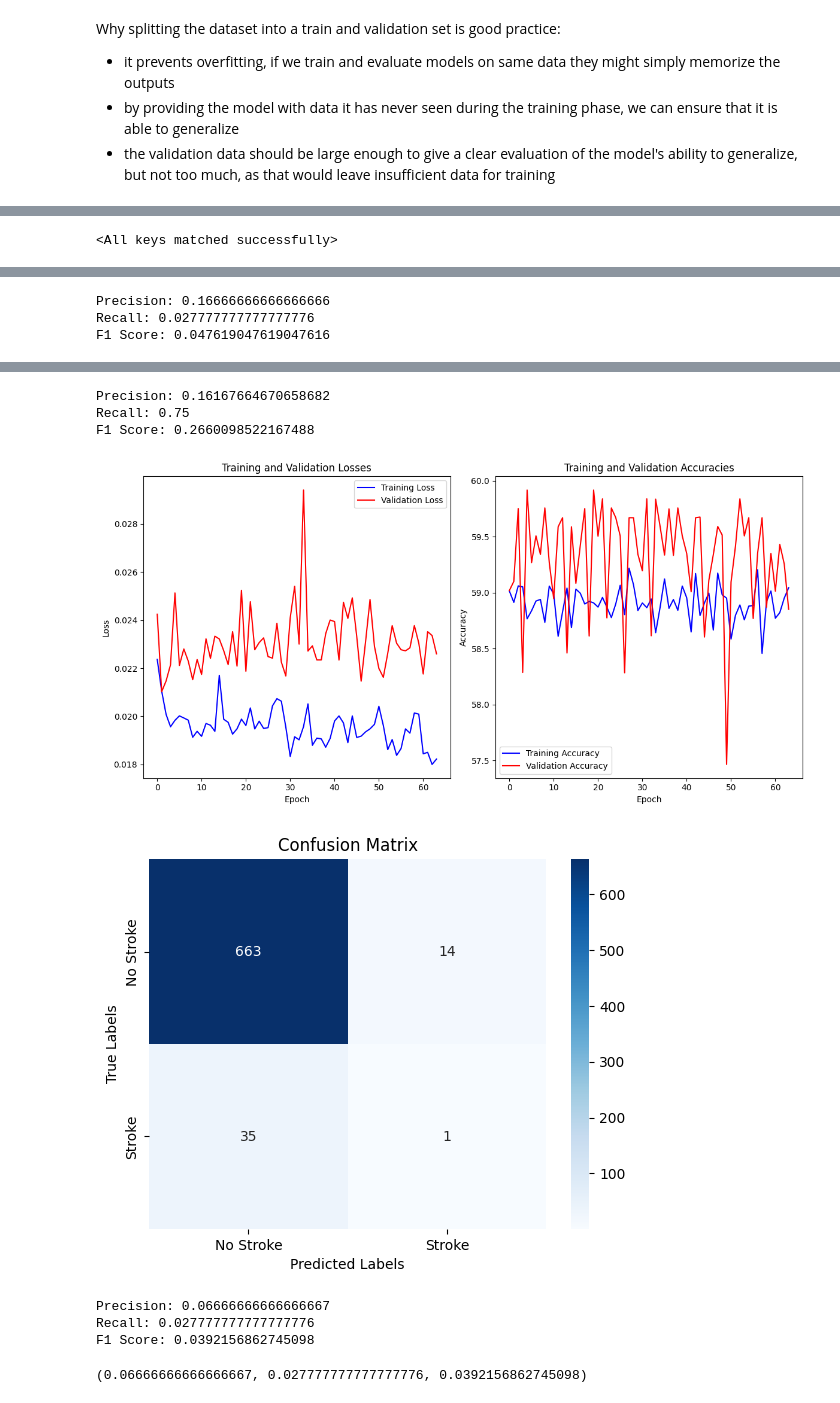
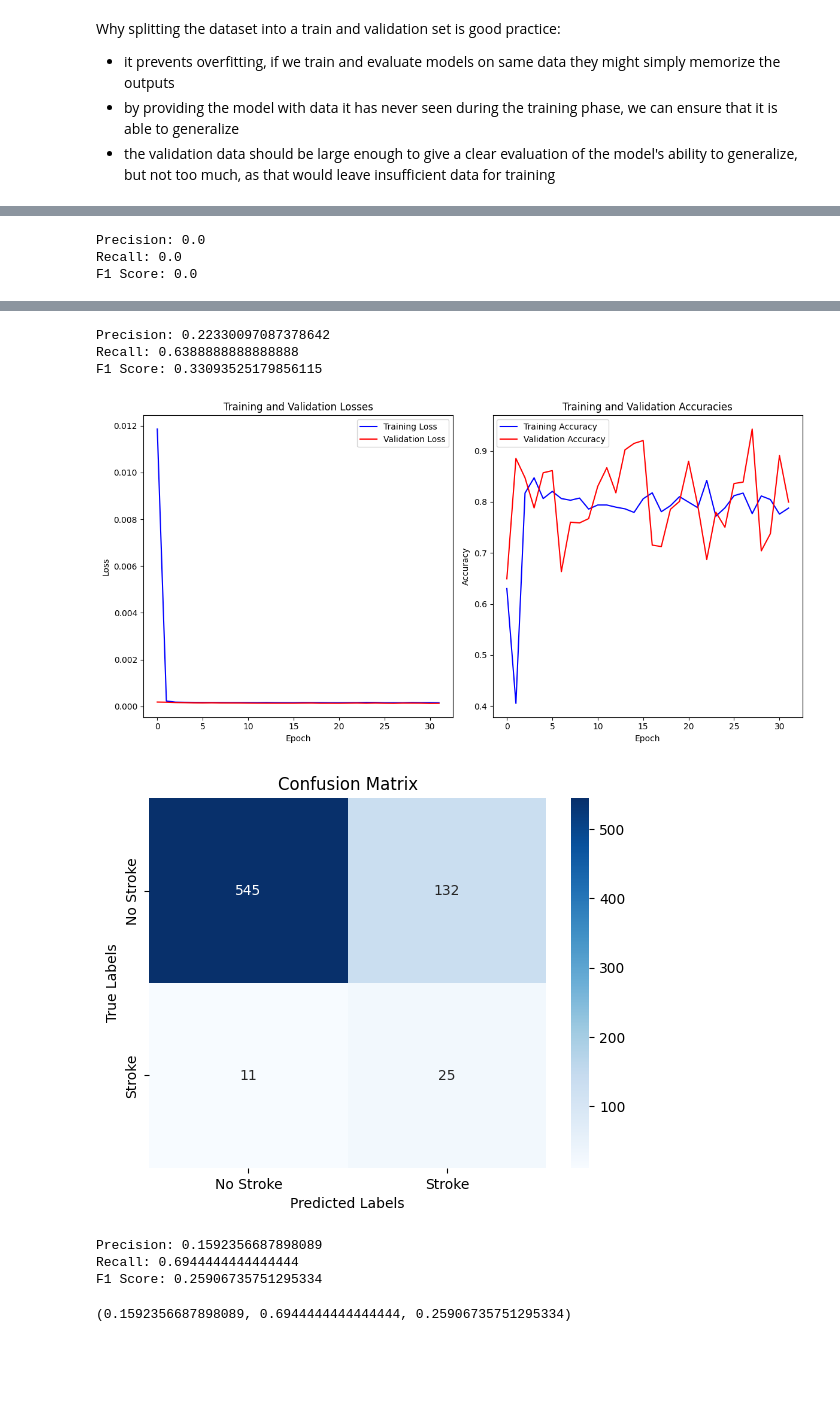
Before and after one commit to Razvan48/Teme-Deep-Learning-DL, a Jupyter notebook: Tema-1/Tema_1.ipynb, the cells around one changed output, grey strips where cells are left out. Saved outputs shown, nothing was run; the diff lists cells and outputs as text; code cells hidden in the pictures; blank space fills up the shorter version.

```diff
--- a/Tema-1/Tema_1.ipynb
+++ b/Tema-1/Tema_1.ipynb
@@ -143,24 +156,24 @@ class NeuralNetwork(nn.Module):
 # %%
 device = torch.device('cuda' if torch.cuda.is_available() else 'cpu')
 
-model0 = NeuralNetwork(input_size=X_train.shape[1], hidden_sizes=[32, 64, 32], output_size=1)
+model0 = NeuralNetwork(input_size=X_train.shape[1], hidden_sizes=[32, 64, 16], output_size=1)
 model0.to(device)
 
 for param in model0.parameters():
-  print(param.shape)
+  print(param)
 print()
 
-model1 = NeuralNetwork(input_size=X_train.shape[1], hidden_sizes=[32, 64, 32], output_size=1)
+model1 = NeuralNetwork(input_size=X_train.shape[1], hidden_sizes=[32, 64, 16], output_size=1)
 model1.to(device)
 
 for param in model1.parameters():
-  print(param.shape)
+  print(param)
 print()
 
-model2 = NeuralNetwork(input_size=X_train.shape[1], hidden_sizes=[32, 64, 32], output_size=1)
+model2 = NeuralNetwork(input_size=X_train.shape[1], hidden_sizes=[32, 64, 16], output_size=1)
 model2.to(device)
 
 for param in model2.parameters():
-  print(param.shape)
+  print(param)
 print()
 # %% [output]
@@ -185,7 +198,6 @@ torch.Size([1])
 def train(model, sigmoid_threshold, loss_function, epochs, learning_rate):
 
   optimizer = optim.Adam(model.parameters(), lr=learning_rate)
-  # loss_function = nn.BCEWithLogitsLoss(pos_weight=torch.tensor([train_ratio]).to(device))
 
   train_epoch_losses = []
   train_epoch_accuracies = []
@@ -216,7 +228,7 @@ def train(model, sigmoid_threshold, loss_function, epochs, learning_rate):
       train_current_epoch_loss += loss.item()
 
       predictions = (torch.sigmoid(outputs) > sigmoid_threshold).float()
-      train_current_epoch_correct_predictions += (predictions == y_batch).sum().item()
+      train_current_epoch_correct_predictions += (predictions.squeeze(dim=1) == y_batch).sum().item()
       train_current_epoch_total_predictions += y_batch.size(0)
 
     train_current_epoch_avg_loss = train_current_epoch_loss / len(train_loader)
@@ -247,7 +259,7 @@ def train(model, sigmoid_threshold, loss_function, epochs, learning_rate):
         val_current_epoch_loss += loss.item()
 
         predictions = (torch.sigmoid(outputs) > sigmoid_threshold).float()
-        val_current_epoch_correct_predictions += (predictions == y_batch).sum().item()
+        val_current_epoch_correct_predictions += (predictions.squeeze(dim=1) == y_batch).sum().item()
         val_current_epoch_total_predictions += y_batch.size(0)
 
         val_predictions.extend(predictions.cpu().numpy())
@@ -327,15 +339,13 @@ class FocalLoss(nn.Module):
     else:
       return focal_loss
 # %%
-model0.load_state_dict(torch.load('/content/drive/MyDrive/data/model0.pth'))
-model1.load_state_dict(torch.load('/content/drive/MyDrive/data/model1.pth'))
-model2.load_state_dict(torch.load('/content/drive/MyDrive/data/model2.pth'))
+# model0.load_state_dict(torch.load('/content/drive/MyDrive/data/model0.pth'))
+# model1.load_state_dict(torch.load('/content/drive/MyDrive/data/model1.pth'))
+# model2.load_state_dict(torch.load('/content/drive/MyDrive/data/model2.pth'))
-# %% [output]
-<All keys matched successfully>
 # %%
-train_epoch_losses0, train_epoch_accuracies0, val_epoch_losses0, val_epoch_accuracies0, val_predictions0, val_labels0 = train(model0, 0.5, nn.BCEWithLogitsLoss(), 64, 0.001)
-train_epoch_losses1, train_epoch_accuracies1, val_epoch_losses1, val_epoch_accuracies1, val_predictions1, val_labels1 = train(model1, 0.5, nn.BCEWithLogitsLoss(pos_weight=torch.tensor([train_ratio]).to(device)), 64, 0.001)
-train_epoch_losses2, train_epoch_accuracies2, val_epoch_losses2, val_epoch_accuracies2, val_predictions2, val_labels2 = train(model2, 0.5, FocalLoss(), 64, 0.001)
+train_epoch_losses0, train_epoch_accuracies0, val_epoch_losses0, val_epoch_accuracies0, val_predictions0, val_labels0 = train(model0, 0.5, nn.BCEWithLogitsLoss(), 32, 0.001)
+train_epoch_losses1, train_epoch_accuracies1, val_epoch_losses1, val_epoch_accuracies1, val_predictions1, val_labels1 = train(model1, 0.5, nn.BCEWithLogitsLoss(pos_weight=torch.tensor([train_ratio]).to(device)), 32, 0.001)
+train_epoch_losses2, train_epoch_accuracies2, val_epoch_losses2, val_epoch_accuracies2, val_predictions2, val_labels2 = train(model2, 0.5, FocalLoss(alpha=0.9, gamma=9.0), 32, 0.001)
 
 plot_train_results(train_epoch_losses0, train_epoch_accuracies0, val_epoch_losses0, val_epoch_accuracies0, val_predictions0, val_labels0)
 plot_train_results(train_epoch_losses1, train_epoch_accuracies1, val_epoch_losses1, val_epoch_accuracies1, val_predictions1, val_labels1)
@@ -363,3 +373,3 @@ Validation, Epoch 64/64, Loss: 0.02259925442437331, Accuracy: 58.85133239831697
-Precision: 0.16666666666666666
-Recall: 0.027777777777777776
-F1 Score: 0.047619047619047616
+Precision: 0.0
+Recall: 0.0
+F1 Score: 0.0
@@ -368,10 +378,10 @@ F1 Score: 0.047619047619047616
-Precision: 0.16167664670658682
-Recall: 0.75
-F1 Score: 0.2660098522167488
+Precision: 0.22330097087378642
+Recall: 0.6388888888888888
+F1 Score: 0.33093525179856115
-[figure, old version]
+[figure, new version]
-[figure, old version]
+[figure, new version]
-Precision: 0.06666666666666667
-Recall: 0.027777777777777776
-F1 Score: 0.0392156862745098
+Precision: 0.1592356687898089
+Recall: 0.6944444444444444
+F1 Score: 0.25906735751295334
-(0.06666666666666667, 0.027777777777777776, 0.0392156862745098)
+(0.1592356687898089, 0.6944444444444444, 0.25906735751295334)
 # %%
```
Also changed, not shown: parts of 12 cells of this notebook.
